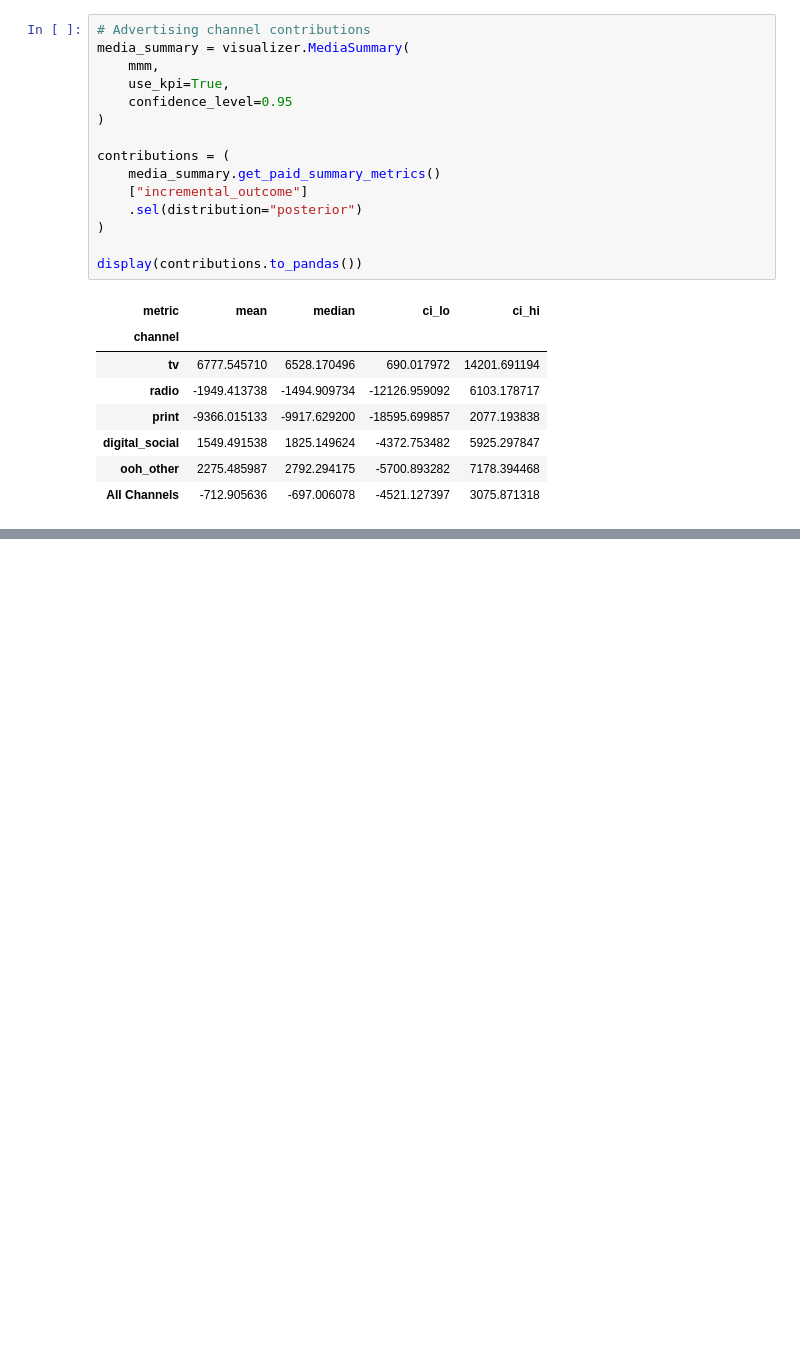
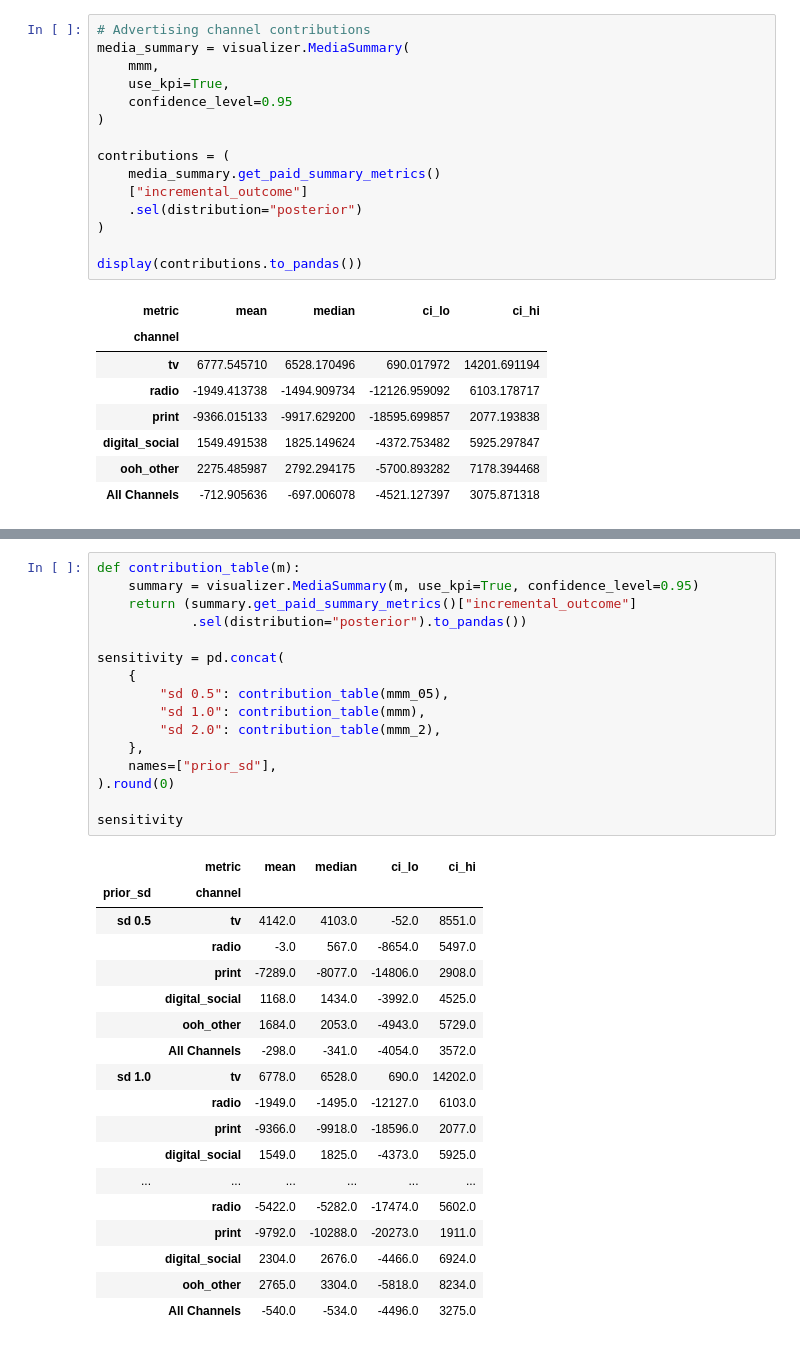
Before and after one commit to jac6779/nyc-dot-mmm, a Jupyter notebook: notebooks/04_nyc_dot_mmm_modeling_meridian.ipynb, the cells around one changed output, grey strips where cells are left out. Cells and saved outputs as stored; diff of their text form; blank space fills up the shorter version.

```diff
--- a/notebooks/04_nyc_dot_mmm_modeling_meridian.ipynb
+++ b/notebooks/04_nyc_dot_mmm_modeling_meridian.ipynb
@@ -345 +450,36 @@ display(contributions.to_pandas())
+# %%
+def contribution_table(m):
+    summary = visualizer.MediaSummary(m, use_kpi=True, confidence_level=0.95)
+    return (summary.get_paid_summary_metrics()["incremental_outcome"]
+            .sel(distribution="posterior").to_pandas())
+
+sensitivity = pd.concat(
+    {
+        "sd 0.5": contribution_table(mmm_05),
+        "sd 1.0": contribution_table(mmm),
+        "sd 2.0": contribution_table(mmm_2),
+    },
+    names=["prior_sd"],
+).round(0)
+
+sensitivity
+# %% [output]
+|  | metric | mean | median | ci_lo | ci_hi |
+| prior_sd | channel |  |  |  |  |
+| sd 0.5 | tv | 4142.0 | 4103.0 | -52.0 | 8551.0 |
+|  | radio | -3.0 | 567.0 | -8654.0 | 5497.0 |
+|  | print | -7289.0 | -8077.0 | -14806.0 | 2908.0 |
+|  | digital_social | 1168.0 | 1434.0 | -3992.0 | 4525.0 |
+|  | ooh_other | 1684.0 | 2053.0 | -4943.0 | 5729.0 |
+|  | All Channels | -298.0 | -341.0 | -4054.0 | 3572.0 |
+| sd 1.0 | tv | 6778.0 | 6528.0 | 690.0 | 14202.0 |
+|  | radio | -1949.0 | -1495.0 | -12127.0 | 6103.0 |
+|  | print | -9366.0 | -9918.0 | -18596.0 | 2077.0 |
+|  | digital_social | 1549.0 | 1825.0 | -4373.0 | 5925.0 |
+| ... | ... | ... | ... | ... | ... |
+|  | radio | -5422.0 | -5282.0 | -17474.0 | 5602.0 |
+|  | print | -9792.0 | -10288.0 | -20273.0 | 1911.0 |
+|  | digital_social | 2304.0 | 2676.0 | -4466.0 | 6924.0 |
+|  | ooh_other | 2765.0 | 3304.0 | -5818.0 | 8234.0 |
+|  | All Channels | -540.0 | -534.0 | -4496.0 | 3275.0 |
 # %% [markdown]
```
Also changed, not shown: parts of 21 cells of this notebook, 1 other file.
